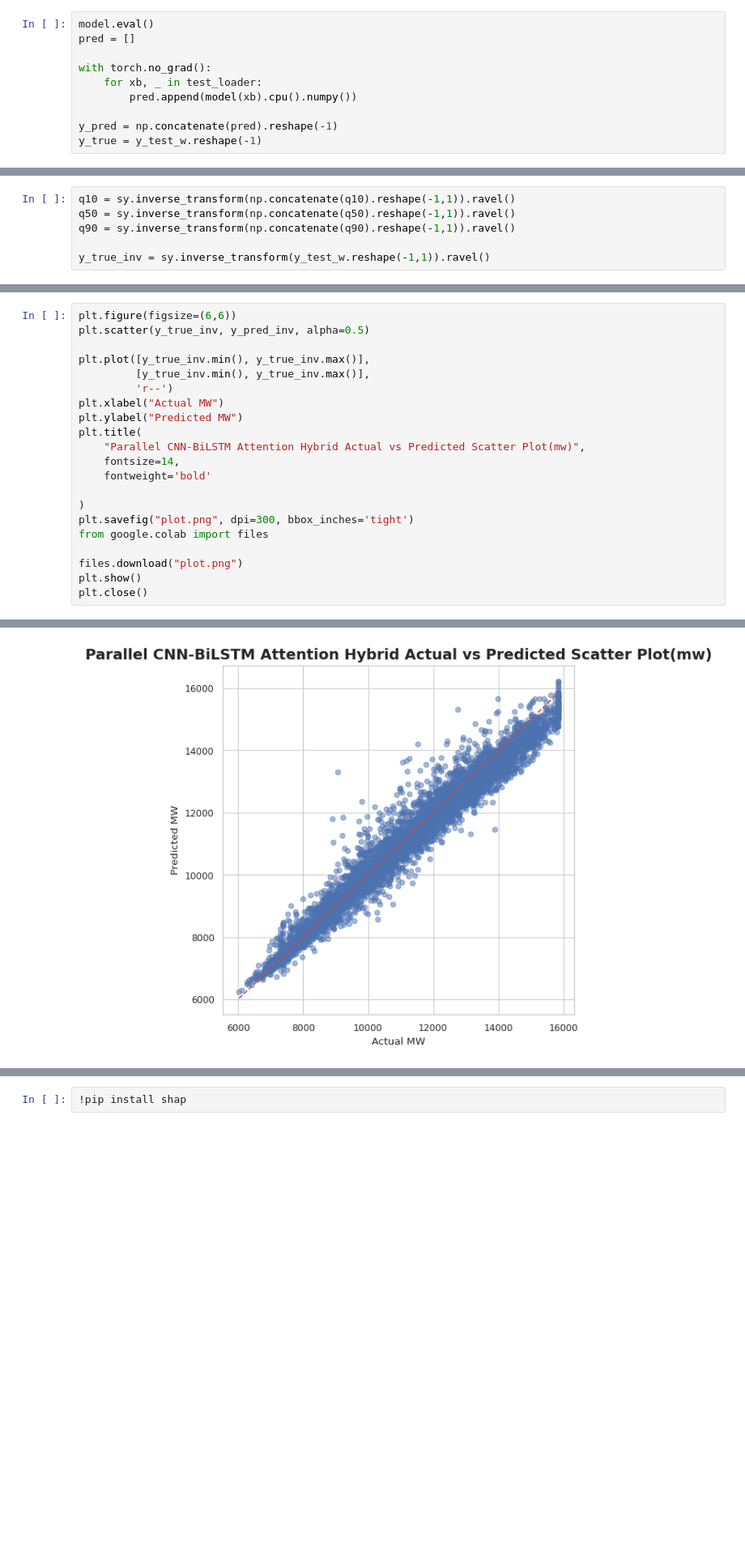
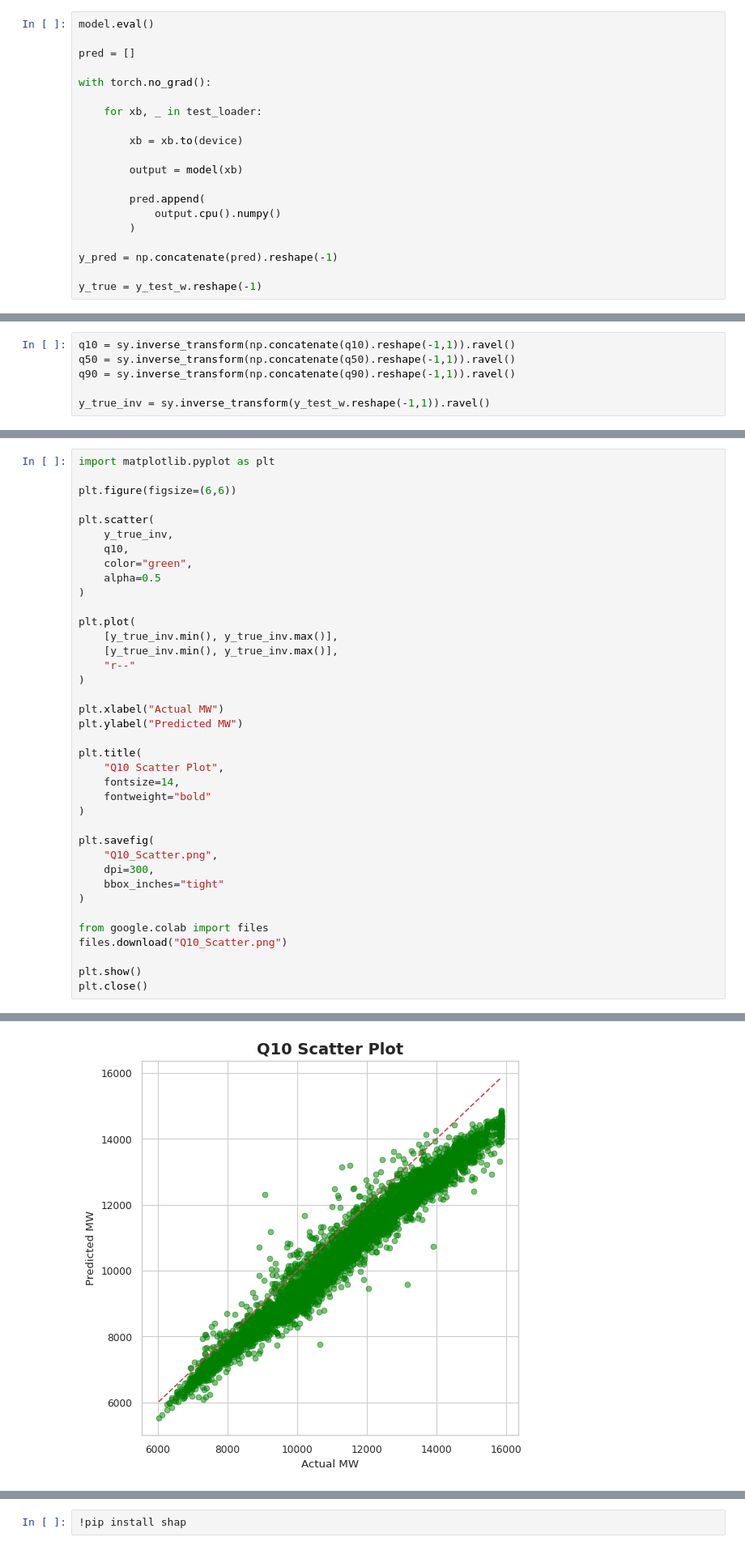
Before and after one commit to Joydas2003/Electrical-Load-Forcasting-Ml, a Jupyter notebook: Machine Learning Based short term Electrical Load Forcasting.ipynb, the cells around one changed output, grey strips where cells are left out. Shown at 81% size. Cells and saved outputs as stored; diff of their text form; blank space fills up the shorter version.

```diff
--- a/Machine Learning Based short term Electrical Load Forcasting.ipynb
+++ b/Machine Learning Based short term Electrical Load Forcasting.ipynb
@@ -1407,12 +1427,22 @@ TOTAL TIME: 107.54328727722168
 # %%
 model.eval()
+
 pred = []
 
 with torch.no_grad():
+
     for xb, _ in test_loader:
-        pred.append(model(xb).cpu().numpy())
+
+        xb = xb.to(device)
+
+        output = model(xb)
+
+        pred.append(
+            output.cpu().numpy()
+        )
 
 y_pred = np.concatenate(pred).reshape(-1)
+
 y_true = y_test_w.reshape(-1)
 # %%
 y_true_inv = sy.inverse_transform(y_true.reshape(-1,1)).reshape(-1)
@@ -2018,25 +2116,42 @@ plt.close()
 # %%
+import matplotlib.pyplot as plt
+
 plt.figure(figsize=(6,6))
-plt.scatter(y_true_inv, y_pred_inv, alpha=0.5)
 
-plt.plot([y_true_inv.min(), y_true_inv.max()],
-         [y_true_inv.min(), y_true_inv.max()],
-         'r--')
+plt.scatter(
+    y_true_inv,
+    q10,
+    color="green",
+    alpha=0.5
+)
+
+plt.plot(
+    [y_true_inv.min(), y_true_inv.max()],
+    [y_true_inv.min(), y_true_inv.max()],
+    "r--"
+)
+
 plt.xlabel("Actual MW")
 plt.ylabel("Predicted MW")
+
 plt.title(
-    "Parallel CNN-BiLSTM Attention Hybrid Actual vs Predicted Scatter Plot(mw)",
+    "Q10 Scatter Plot",
     fontsize=14,
-    fontweight='bold'
+    fontweight="bold"
+)
 
+plt.savefig(
+    "Q10_Scatter.png",
+    dpi=300,
+    bbox_inches="tight"
 )
-plt.savefig("plot.png", dpi=300, bbox_inches='tight')
+
 from google.colab import files
+files.download("Q10_Scatter.png")
 
-files.download("plot.png")
 plt.show()
 plt.close()
 # %% [output]
 [interactive output not drawn]
 [interactive output not drawn]
-[figure, old version]
+[figure, new version]
```
Also changed, not shown: parts of 60 cells of this notebook.
